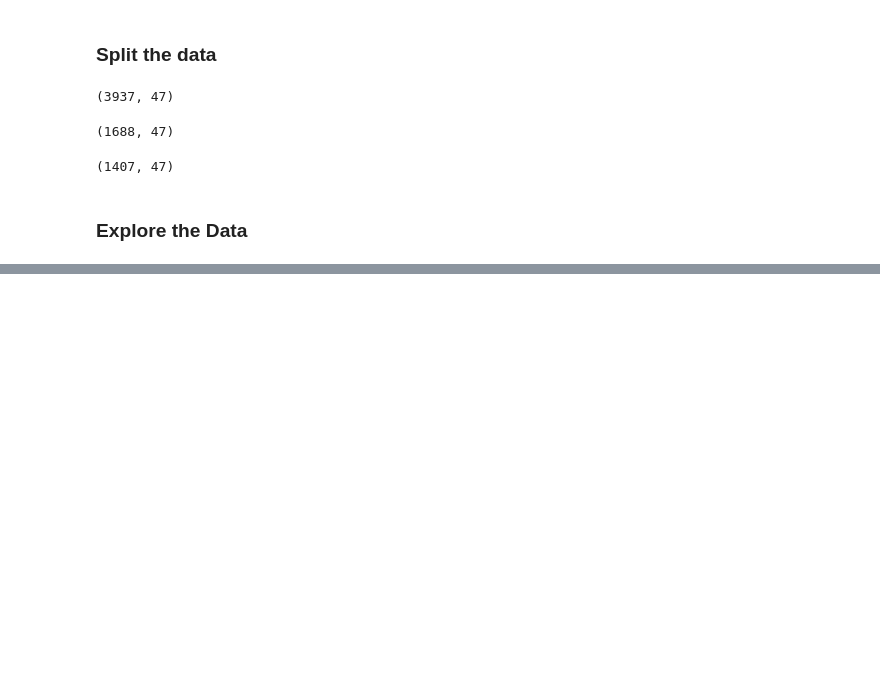
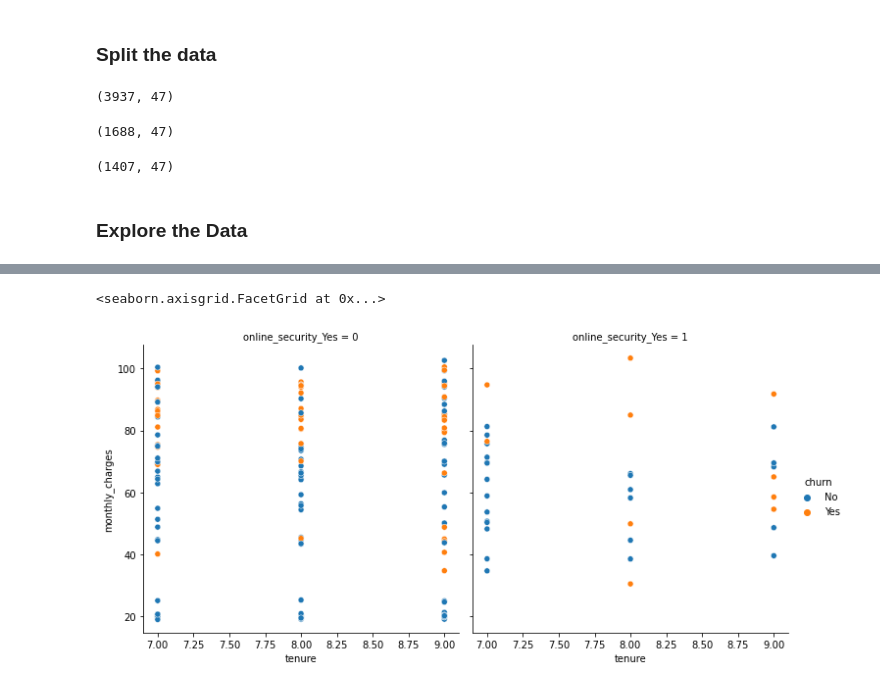
Before and after one commit to Kayfj41901/classification_exercises, a Jupyter notebook: Telco.ipynb, the cells around one changed output, grey strips where cells are left out. Cells and saved outputs as stored; diff of their text form; code cells hidden in the pictures; blank space fills up the shorter version.

```diff
--- a/Telco.ipynb
+++ b/Telco.ipynb
@@ -489,0 +695,5 @@ SyntaxError: invalid syntax (3804412919.py, line 1)
+# %%
+sns.relplot(x='tenure', y='monthly_charges', hue='churn', col='online_security_Yes', data=third_customers)
+# %% [output]
+<seaborn.axisgrid.FacetGrid at 0x...>
+[figure, added]
```
Also changed, not shown: parts of 73 cells of this notebook.
